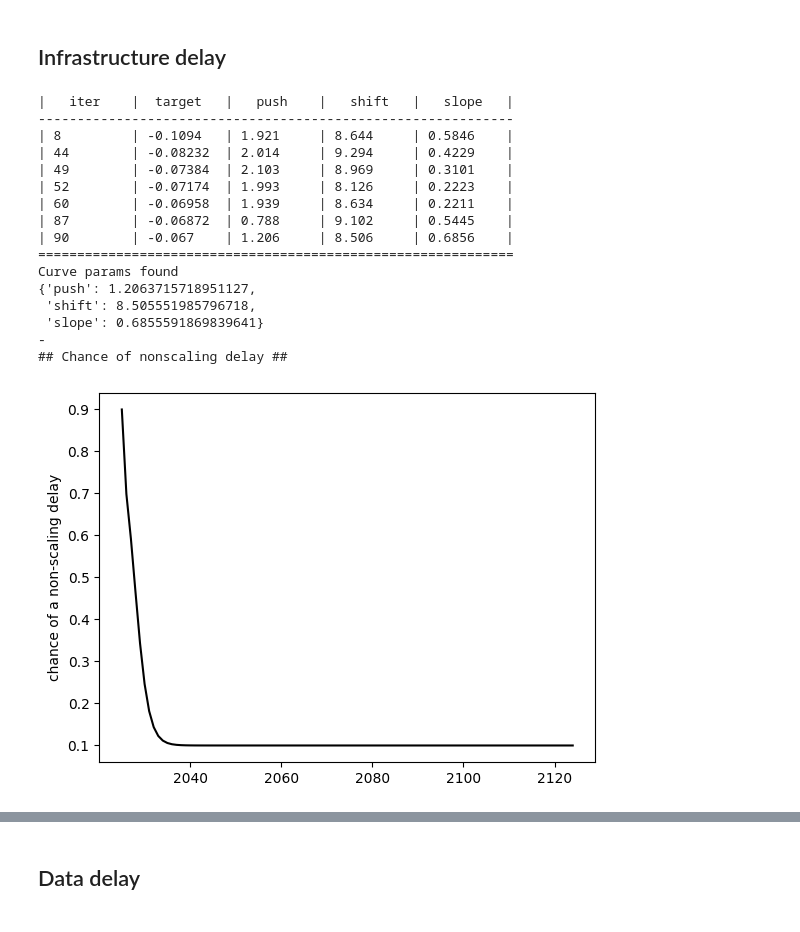
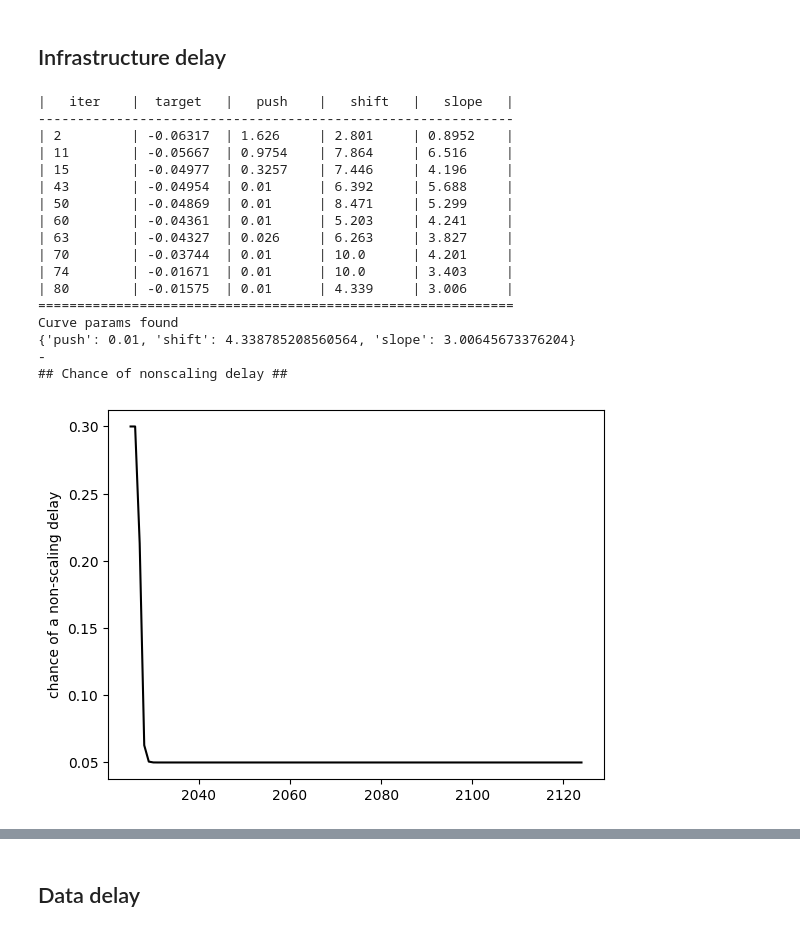
Before and after one commit to rethinkpriorities/future-assessment-model, a Jupyter notebook: (3B) Nonscaling Delay Curve.ipynb, the cells around one changed output, grey strips where cells are left out. Saved outputs shown, nothing was run; the diff lists cells and outputs as text; code cells hidden in the pictures.

```diff
--- a/(3B) Nonscaling Delay Curve.ipynb
+++ b/(3B) Nonscaling Delay Curve.ipynb
@@ -18,7 +18,7 @@ Loaded
 # %% [markdown]
 ## Algorithms/insights delay
 # %%
-nonscaling_points = [(2024, 0.2),
+nonscaling_points = [(2025, 0.2),
                      (2027, 0.15),
                      (2030, 0.1),
                      (2050, 0.05)]
@@ -65,31 +67,31 @@ Year: 2045 - chance of a nonscaling delay if TAI compute needs are otherwise met
 # %%
 # https://twitter.com/ohlennart/status/1645058017119854592
 # https://asteriskmag.com/issues/03/the-transistor-cliff
-nonscaling_points = [(2024, 0.9),
-                     (2027, 0.6),
-                     (2030, 0.4),
-                     (2040, 0.2),
-                     (2050, 0.1)]
+nonscaling_points = [(2025, 0.3),
+                     (2027, 0.2),
+                     (2030, 0.1),
+                     (2040, 0.05)]
 p_nonscaling_delay = derive_nonscaling_delay_curve(nonscaling_points)
-delays['infra'] = {'prob': p_nonscaling_delay, 'length': sq.lognorm(3, 15)}
+delays['infra'] = {'prob': p_nonscaling_delay, 'length': sq.mixture([[0.9, sq.lognorm(1, 5)], [0.1, sq.lognorm(2, 20)]])}
 plot_nonscaling_delay(plt, years, p_nonscaling_delay)
 print('-')
 pprint(sq.get_percentiles(delays['infra']['length'] @ 1000, digits=0))
 # %% [output]
 |   iter    |  target   |   push    |   shift   |   slope   |
 -------------------------------------------------------------
-| 8         | -0.1094   | 1.921     | 8.644     | 0.5846    |
-| 44        | -0.08232  | 2.014     | 9.294     | 0.4229    |
-| 49        | -0.07384  | 2.103     | 8.969     | 0.3101    |
-| 52        | -0.07174  | 1.993     | 8.126     | 0.2223    |
-| 60        | -0.06958  | 1.939     | 8.634     | 0.2211    |
-| 87        | -0.06872  | 0.788     | 9.102     | 0.5445    |
-| 90        | -0.067    | 1.206     | 8.506     | 0.6856    |
+| 2         | -0.06317  | 1.626     | 2.801     | 0.8952    |
+| 11        | -0.05667  | 0.9754    | 7.864     | 6.516     |
+| 15        | -0.04977  | 0.3257    | 7.446     | 4.196     |
+| 43        | -0.04954  | 0.01      | 6.392     | 5.688     |
+| 50        | -0.04869  | 0.01      | 8.471     | 5.299     |
+| 60        | -0.04361  | 0.01      | 5.203     | 4.241     |
+| 63        | -0.04327  | 0.026     | 6.263     | 3.827     |
+| 70        | -0.03744  | 0.01      | 10.0      | 4.201     |
+| 74        | -0.01671  | 0.01      | 10.0      | 3.403     |
+| 80        | -0.01575  | 0.01      | 4.339     | 3.006     |
 =============================================================
 Curve params found
-{'push': 1.2063715718951127,
- 'shift': 8.505551985796718,
- 'slope': 0.6855591869839641}
+{'push': 0.01, 'shift': 4.338785208560564, 'slope': 3.00645673376204}
 -
 ## Chance of nonscaling delay ##
-[figure, old version]
+[figure, new version]
```
Also changed, not shown: parts of 4 cells of this notebook.
